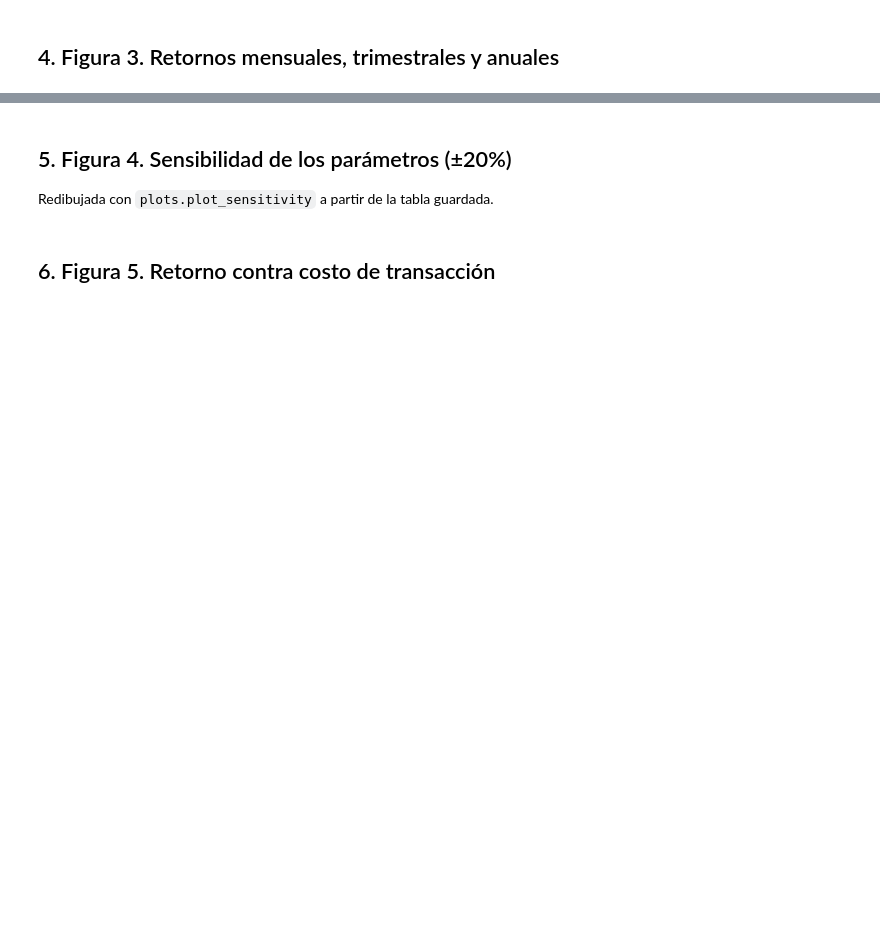
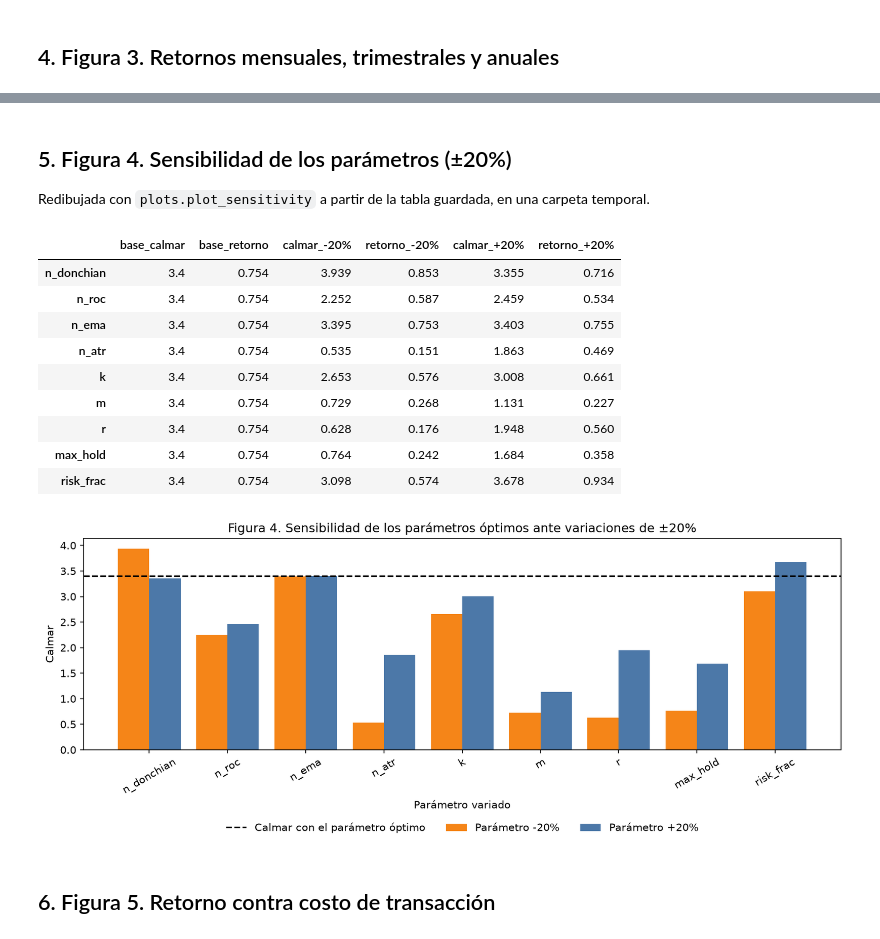
Before and after one commit to GCCS11/Lab02_MyST_Equipo7, a Jupyter notebook: notebooks/analysis.ipynb, the cells around one changed output, grey strips where cells are left out. Drawn from its saved outputs; the diff is of its cells as text; code cells hidden in the pictures; blank space fills up the shorter version.

```diff
--- a/notebooks/analysis.ipynb
+++ b/notebooks/analysis.ipynb
@@ -3,6 +3,8 @@
 
 Este notebook **no calcula nada nuevo**: lee las tablas que deja `python main.py` en `docs/tables`, muestra las figuras de `docs/figures` y vuelve a dibujar las figuras 4 y 5 con las funciones de `src/plots.py`. Primero hay que correr `python main.py` desde la raíz del repositorio.
 # %%
+import json
+import tempfile
 from pathlib import Path
 
 import pandas as pd
@@ -19,8 +21,11 @@ def table(name):
     return pd.read_csv(TABLES / f'{name}.csv', index_col=0)
 
 
-def figure(name):
-    display(Image(filename=str(FIGURES / name)))
+def figure(name, folder=FIGURES):
+    display(Image(filename=str(folder / name)))
+
+
+REDRAWN = Path(tempfile.mkdtemp())  # las figuras que se redibujan aquí no tocan docs/
 # %% [markdown]
 ## 1. Métricas de desempeño
 
@@ -46,12 +69,24 @@ figure('fig3_retornos_prueba.png')
 # %% [markdown]
 ## 5. Figura 4. Sensibilidad de los parámetros (±20%)
 
-Redibujada con `plots.plot_sensitivity` a partir de la tabla guardada.
+Redibujada con `plots.plot_sensitivity` a partir de la tabla guardada, en una carpeta temporal.
 # %%
 sens = table('pregunta3_sensibilidad')
 display(sens.round(3))
-plots.plot_sensitivity(sens, FIGURES / 'fig4_sensibilidad.png')
-figure('fig4_sensibilidad.png')
+plots.plot_sensitivity(sens, REDRAWN / 'fig4_sensibilidad.png')
+figure('fig4_sensibilidad.png', REDRAWN)
+# %% [output]
+|  | base_calmar | base_retorno | calmar_-20% | retorno_-20% | calmar_+20% | retorno_+20% |
+| n_donchian | 3.4 | 0.754 | 3.939 | 0.853 | 3.355 | 0.716 |
+| n_roc | 3.4 | 0.754 | 2.252 | 0.587 | 2.459 | 0.534 |
+| n_ema | 3.4 | 0.754 | 3.395 | 0.753 | 3.403 | 0.755 |
+| n_atr | 3.4 | 0.754 | 0.535 | 0.151 | 1.863 | 0.469 |
+| k | 3.4 | 0.754 | 2.653 | 0.576 | 3.008 | 0.661 |
+| m | 3.4 | 0.754 | 0.729 | 0.268 | 1.131 | 0.227 |
+| r | 3.4 | 0.754 | 0.628 | 0.176 | 1.948 | 0.560 |
+| max_hold | 3.4 | 0.754 | 0.764 | 0.242 | 1.684 | 0.358 |
+| risk_frac | 3.4 | 0.754 | 3.098 | 0.574 | 3.678 | 0.934 |
+[figure, added]
 # %% [markdown]
 ## 6. Figura 5. Retorno contra costo de transacción
 # %%
```
Also changed, not shown: parts of 13 cells of this notebook, 3 other files.
